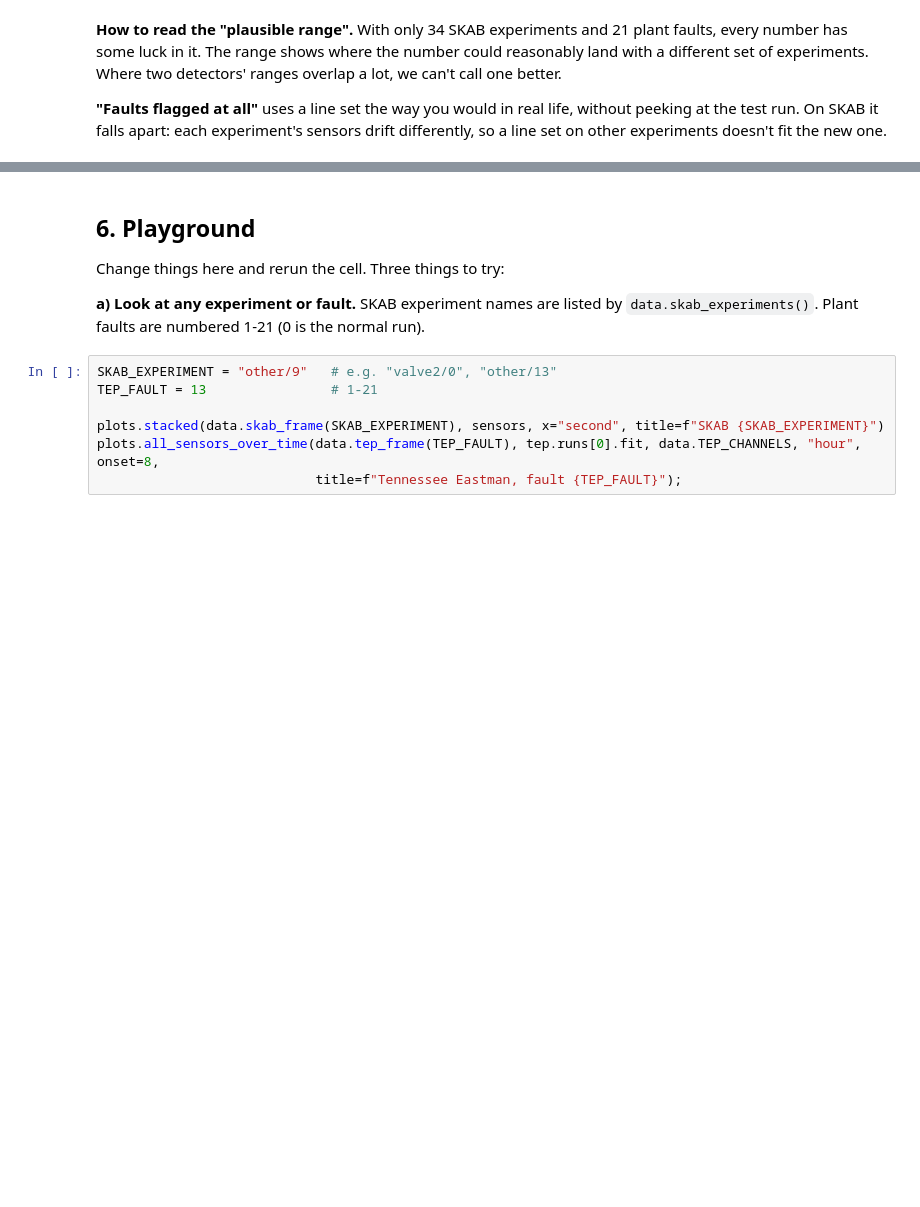
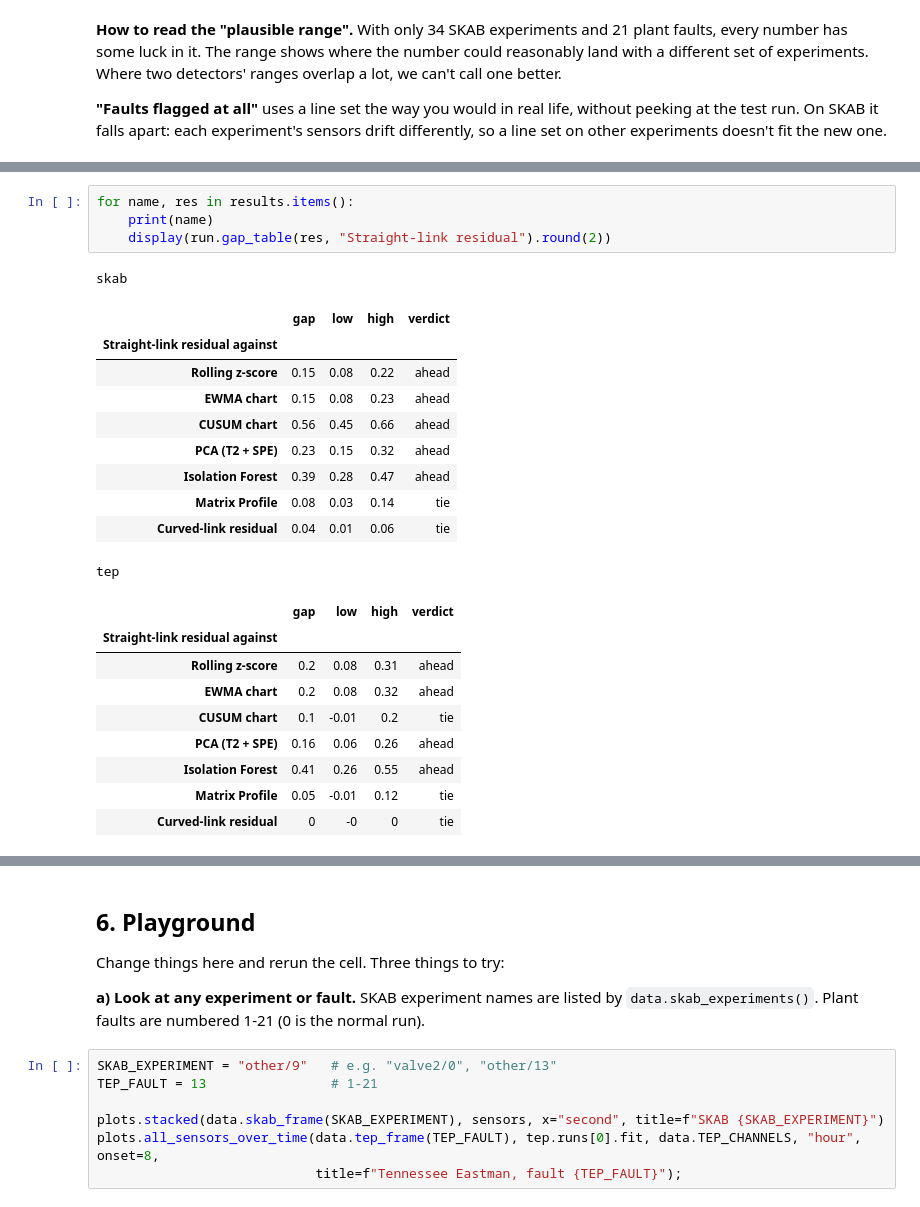
Before and after one commit to NeerajGit16/deep-learning-in-anomaly-detection, a Jupyter notebook: anomaly_lab/main.ipynb, the cells around one changed output, grey strips where cells are left out. Cells and saved outputs as stored; diff of their text form; blank space fills up the shorter version.

```diff
--- a/anomaly_lab/main.ipynb
+++ b/anomaly_lab/main.ipynb
@@ -426,0 +441,25 @@ The table below shows where the 12 comes from: twice the typical random wobble i
+# %%
+for name, res in results.items():
+    print(name)
+    display(run.gap_table(res, "Straight-link residual").round(2))
+# %% [output]
+skab
+|  | gap | low | high | verdict |
+| Straight-link residual against |  |  |  |  |
+| Rolling z-score | 0.15 | 0.08 | 0.22 | ahead |
+| EWMA chart | 0.15 | 0.08 | 0.23 | ahead |
+| CUSUM chart | 0.56 | 0.45 | 0.66 | ahead |
+| PCA (T2 + SPE) | 0.23 | 0.15 | 0.32 | ahead |
+| Isolation Forest | 0.39 | 0.28 | 0.47 | ahead |
+| Matrix Profile | 0.08 | 0.03 | 0.14 | tie |
+| Curved-link residual | 0.04 | 0.01 | 0.06 | tie |
+tep
+|  | gap | low | high | verdict |
+| Straight-link residual against |  |  |  |  |
+| Rolling z-score | 0.2 | 0.08 | 0.31 | ahead |
+| EWMA chart | 0.2 | 0.08 | 0.32 | ahead |
+| CUSUM chart | 0.1 | -0.01 | 0.2 | tie |
+| PCA (T2 + SPE) | 0.16 | 0.06 | 0.26 | ahead |
+| Isolation Forest | 0.41 | 0.26 | 0.55 | ahead |
+| Matrix Profile | 0.05 | -0.01 | 0.12 | tie |
+| Curved-link residual | 0 | -0 | 0 | tie |
```
Also changed, not shown: parts of 9 cells of this notebook, 3 other files.
